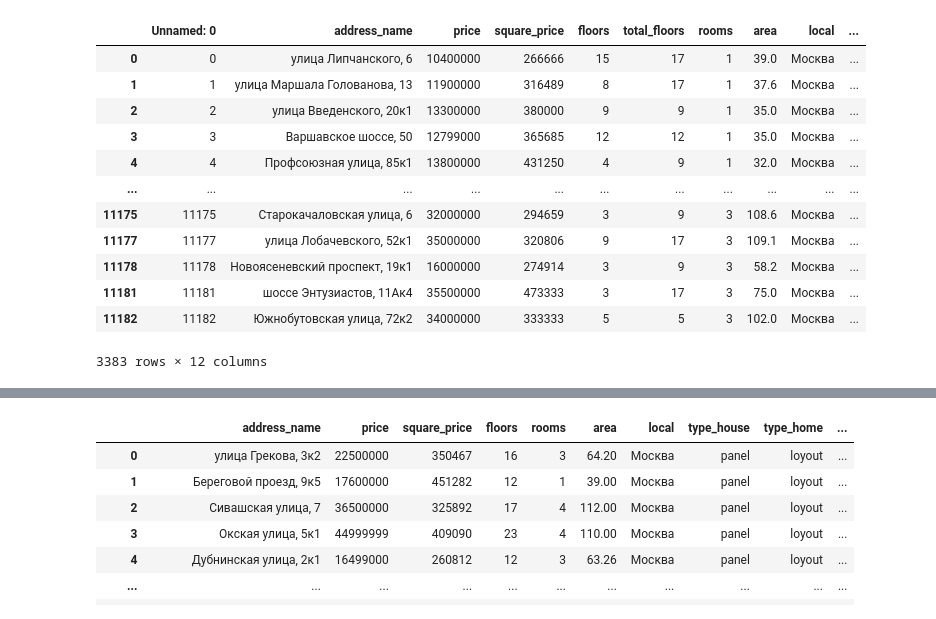
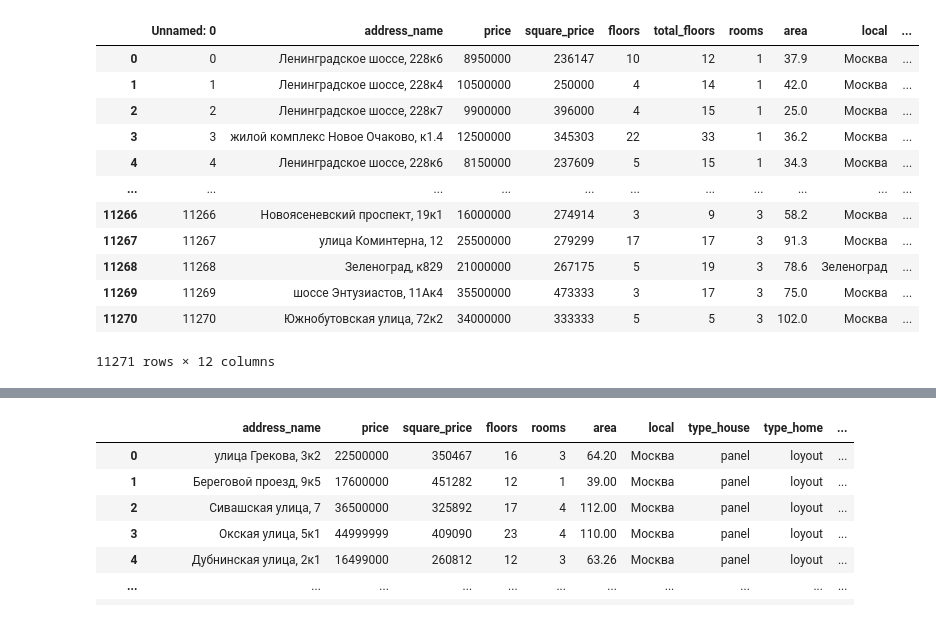
Before and after one commit to Sirius-2024-AI/parsing_data_DK, a Jupyter notebook: parsing_and_data/parser.ipynb, the cells around one changed output, grey strips where cells are left out. Drawn from its saved outputs; the diff is of its cells as text; code cells hidden in the pictures.

Commit message:
feat: update parser and add new data

```diff
--- a/parsing_and_data/parser.ipynb
+++ b/parsing_and_data/parser.ipynb
@@ -176,20 +191,20 @@ KeyboardInterrupt:
 # %%
-m = pd.read_csv('data/for_train.csv')
-m.drop_duplicates("address_name")
+m = pd.read_csv('12.csv')
+m
 # %% [output]
 |  | Unnamed: 0 | address_name | price | square_price | floors | total_floors | rooms | area | local | ... |
-| 0 | 0 | улица Липчанского, 6 | 10400000 | 266666 | 15 | 17 | 1 | 39.0 | Москва | ... |
-| 1 | 1 | улица Маршала Голованова, 13 | 11900000 | 316489 | 8 | 17 | 1 | 37.6 | Москва | ... |
-| 2 | 2 | улица Введенского, 20к1 | 13300000 | 380000 | 9 | 9 | 1 | 35.0 | Москва | ... |
-| 3 | 3 | Варшавское шоссе, 50 | 12799000 | 365685 | 12 | 12 | 1 | 35.0 | Москва | ... |
-| 4 | 4 | Профсоюзная улица, 85к1 | 13800000 | 431250 | 4 | 9 | 1 | 32.0 | Москва | ... |
+| 0 | 0 | Ленинградское шоссе, 228к6 | 8950000 | 236147 | 10 | 12 | 1 | 37.9 | Москва | ... |
+| 1 | 1 | Ленинградское шоссе, 228к4 | 10500000 | 250000 | 4 | 14 | 1 | 42.0 | Москва | ... |
+| 2 | 2 | Ленинградское шоссе, 228к7 | 9900000 | 396000 | 4 | 15 | 1 | 25.0 | Москва | ... |
+| 3 | 3 | жилой комплекс Новое Очаково, к1.4 | 12500000 | 345303 | 22 | 33 | 1 | 36.2 | Москва | ... |
+| 4 | 4 | Ленинградское шоссе, 228к6 | 8150000 | 237609 | 5 | 15 | 1 | 34.3 | Москва | ... |
 | ... | ... | ... | ... | ... | ... | ... | ... | ... | ... | ... |
-| 11175 | 11175 | Старокачаловская улица, 6 | 32000000 | 294659 | 3 | 9 | 3 | 108.6 | Москва | ... |
-| 11177 | 11177 | улица Лобачевского, 52к1 | 35000000 | 320806 | 9 | 17 | 3 | 109.1 | Москва | ... |
-| 11178 | 11178 | Новоясеневский проспект, 19к1 | 16000000 | 274914 | 3 | 9 | 3 | 58.2 | Москва | ... |
-| 11181 | 11181 | шоссе Энтузиастов, 11Ак4 | 35500000 | 473333 | 3 | 17 | 3 | 75.0 | Москва | ... |
-| 11182 | 11182 | Южнобутовская улица, 72к2 | 34000000 | 333333 | 5 | 5 | 3 | 102.0 | Москва | ... |
+| 11266 | 11266 | Новоясеневский проспект, 19к1 | 16000000 | 274914 | 3 | 9 | 3 | 58.2 | Москва | ... |
+| 11267 | 11267 | улица Коминтерна, 12 | 25500000 | 279299 | 17 | 17 | 3 | 91.3 | Москва | ... |
+| 11268 | 11268 | Зеленоград, к829 | 21000000 | 267175 | 5 | 19 | 3 | 78.6 | Зеленоград | ... |
+| 11269 | 11269 | шоссе Энтузиастов, 11Ак4 | 35500000 | 473333 | 3 | 17 | 3 | 75.0 | Москва | ... |
+| 11270 | 11270 | Южнобутовская улица, 72к2 | 34000000 | 333333 | 5 | 5 | 3 | 102.0 | Москва | ... |
-3383 rows × 12 columns
+11271 rows × 12 columns
 # %%
 df = pd.read_csv('data/1_data.csv')
 df['d'] = df['type_home'].replace(['loyout', 'flat'], [0,1])
```
Also changed, not shown: parts of 6 cells of this notebook, 9 other files.
